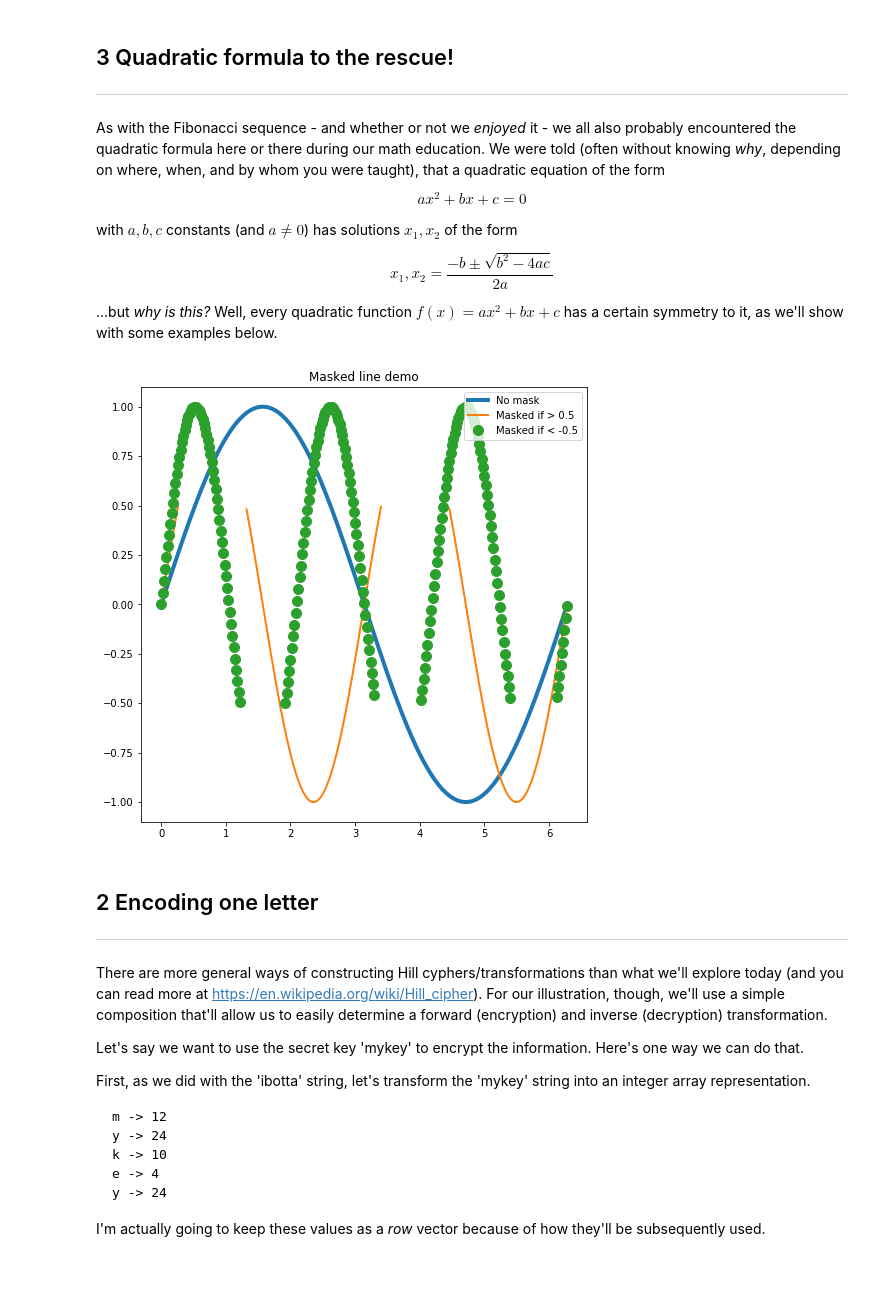
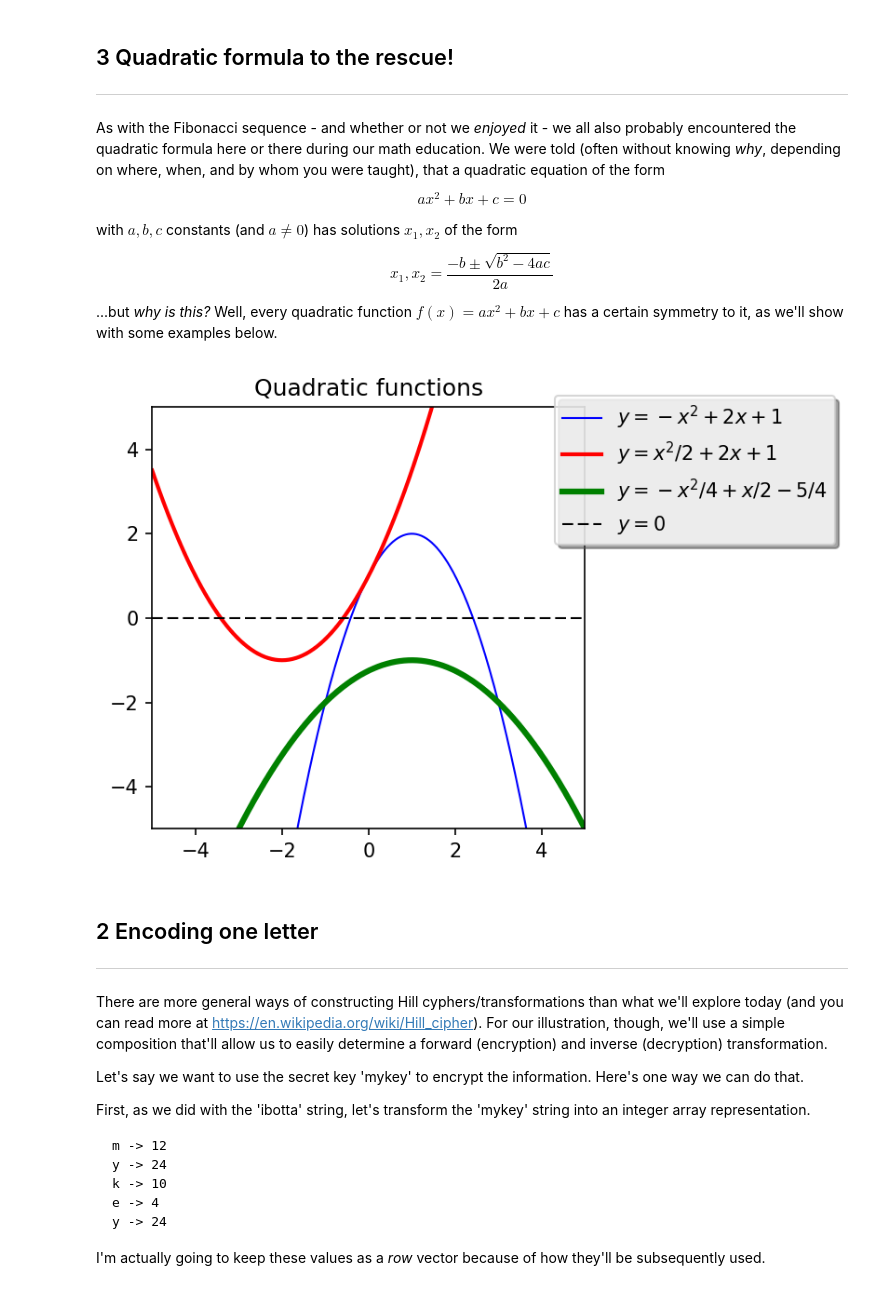
Before and after one commit to bradleypmartin/LinearAlgebraGeekout190405, a Jupyter notebook: Fibonacci fun times.ipynb, the cells around one changed output. Drawn from its saved outputs; the diff is of its cells as text; code cells hidden in the pictures.

Commit message:
done with primary plot of quadratics; on to explanation

```diff
--- a/Fibonacci fun times.ipynb
+++ b/Fibonacci fun times.ipynb
@@ -60,28 +60,37 @@ with $a, b, c$ constants (and $a \neq 0$) has solutions $x_1, x_2$ of the form
 $$ x_1, x_2 = \frac{-b \pm \sqrt{b^2 - 4ac}}{2a}$$
 
 ...but *why is this?* Well, every quadratic function $f(x) = ax^2 + bx + c$ has a certain symmetry to it, as we'll show with some examples below.
-# %%
-x = np.arange(0, 2*np.pi, 0.02)
-y = np.sin(x)
-y1 = np.sin(2*x)
-y2 = np.sin(3*x)
-ym1 = np.ma.masked_where(y1 > 0.5, y1)
-ym2 = np.ma.masked_where(y2 < -0.5, y2)
-
-plt.figure(figsize=(8,8))
-
-lines = plt.plot(x, y, x, ym1, x, ym2, 'o')
-plt.setp(lines[0], linewidth=4)
-plt.setp(lines[1], linewidth=2)
-plt.setp(lines[2], markersize=10)
-
-plt.legend(('No mask', 'Masked if > 0.5', 'Masked if < -0.5'),
-           loc='upper right')
-plt.title('Masked line demo')
-#plt.figure(figsize=(8, 6))
-plt.show()
-# %% [output]
-[figure, removed]
+# %%
+x = np.arange(-5, 5, 0.02)
+
+# y1 = -(x-1)**2 + 2
+y1 = -x**2 + 2*x + 1
+
+# y2 = 1/2*((x+2)**2) - 1
+y2 = x**2/2 + 2*x + 1
+
+# -1/4*((x-1)**2) - 1
+y3 = -1/4*x**2 + 1/2*x - 5/4
+
+# zero baseline
+y4 = 0*x
+
+plt.figure(figsize=(4,4), dpi = 150)
+
+lines = plt.plot(x, y1, x, y2, x, y3, x, y4)
+plt.setp(lines[0], linewidth=1, color='b')
+plt.setp(lines[1], linewidth=2, color='r')
+plt.setp(lines[2], linewidth=3, color='g')
+plt.setp(lines[3], linewidth=1, color='k', linestyle = '--')
+
+plt.legend(('$y = -x^2 + 2x + 1$', '$y = x^2/2 + 2x + 1$', '$y = -x^2/4 + x/2 - 5/4$', '$y=0$'),
+           loc='upper right', bbox_to_anchor=(1.6, 1.05), fancybox=True, shadow=True)
+plt.xlim(-5,5)
+plt.ylim(-5,5)
+plt.title('Quadratic functions')
+plt.show()
+# %% [output]
+[figure, added]
 # %% [markdown]
 ## 2 Encoding one letter
 ---
```
